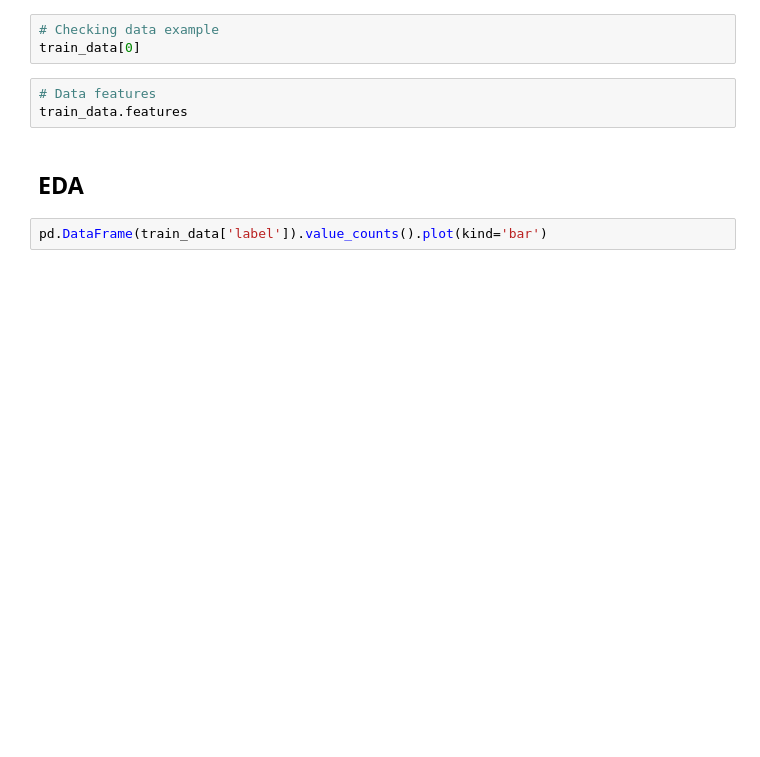
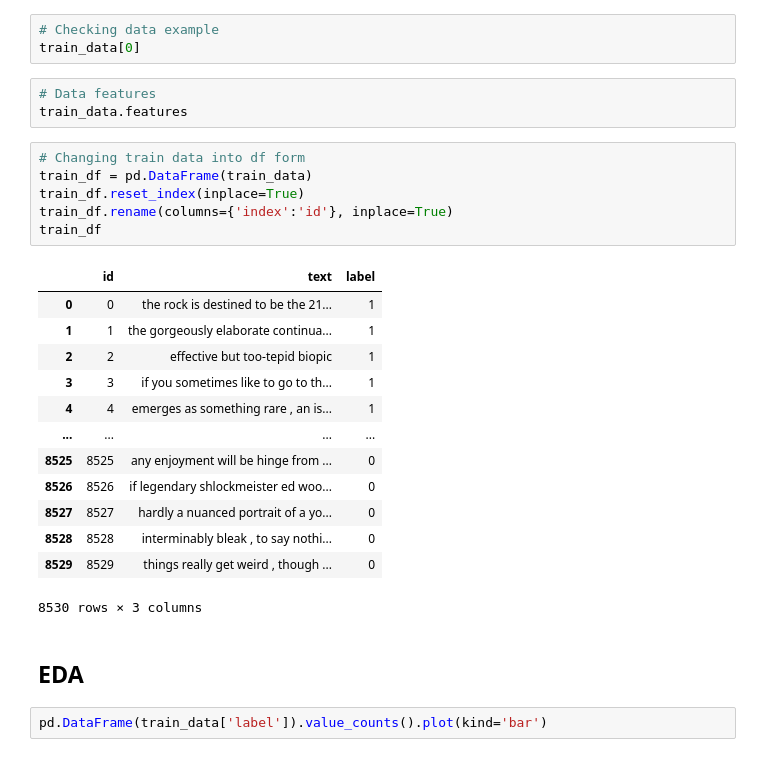
Before and after one commit to AnaqiAmir/Rotten-Tomatoes-Sentiment-Analyst, a Jupyter notebook: analysis.ipynb, the cells around one changed output. Saved outputs shown, nothing was run; the diff lists cells and outputs as text; blank space fills up the shorter version.

```diff
--- a/analysis.ipynb
+++ b/analysis.ipynb
@@ -61,6 +61,26 @@ train_data[0]
 # %%
 # Data features
 train_data.features
+# %%
+# Changing train data into df form
+train_df = pd.DataFrame(train_data)
+train_df.reset_index(inplace=True)
+train_df.rename(columns={'index':'id'}, inplace=True)
+train_df
+# %% [output]
+|  | id | text | label |
+| 0 | 0 | the rock is destined to be the 21... | 1 |
+| 1 | 1 | the gorgeously elaborate continua... | 1 |
+| 2 | 2 | effective but too-tepid biopic | 1 |
+| 3 | 3 | if you sometimes like to go to th... | 1 |
+| 4 | 4 | emerges as something rare , an is... | 1 |
+| ... | ... | ... | ... |
+| 8525 | 8525 | any enjoyment will be hinge from ... | 0 |
+| 8526 | 8526 | if legendary shlockmeister ed woo... | 0 |
+| 8527 | 8527 | hardly a nuanced portrait of a yo... | 0 |
+| 8528 | 8528 | interminably bleak , to say nothi... | 0 |
+| 8529 | 8529 | things really get weird , though ... | 0 |
+8530 rows × 3 columns
 # %% [markdown]
 ## EDA
 # %%
```
Also changed, not shown: parts of 6 cells of this notebook.
